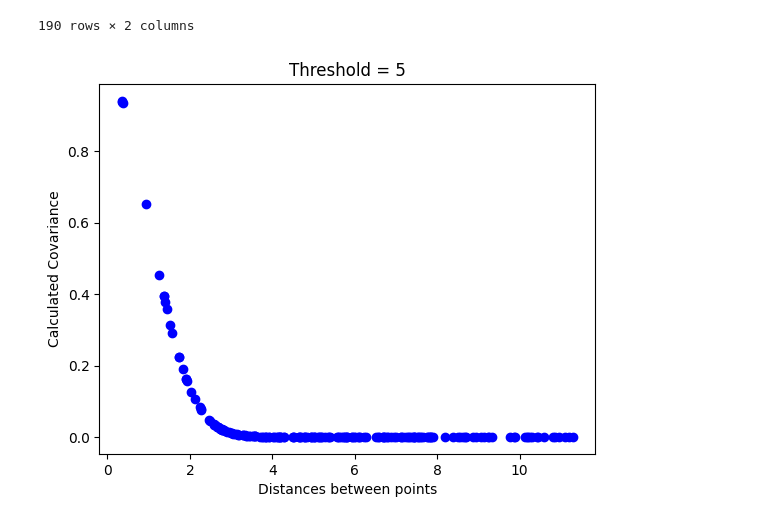
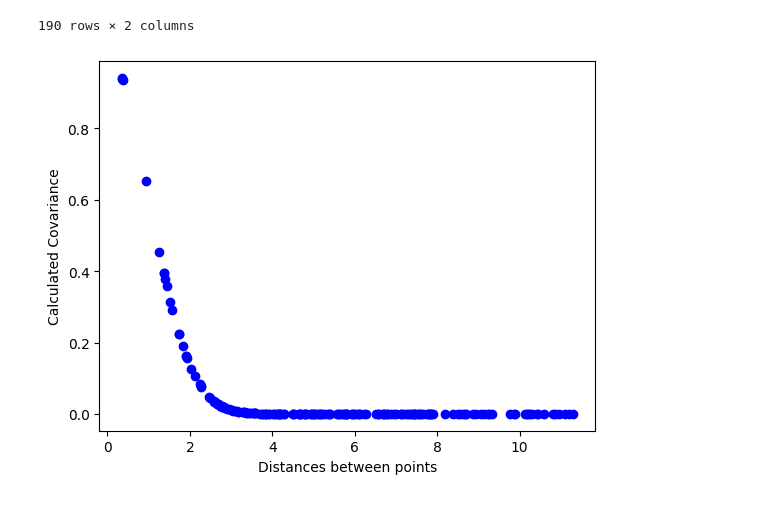
Before and after one commit to 272-burger/Covariance-Modeling, a Jupyter notebook: RA-ExpCovariance.ipynb, the cells around one changed output. Cells and saved outputs as stored; diff of their text form; code cells hidden in the pictures.

```diff
--- a/RA-ExpCovariance.ipynb
+++ b/RA-ExpCovariance.ipynb
@@ -84,3 +29,4 @@ distances
 # %%
-cov_model = np.exp(-1/2*(distances**2))
-cov_model
+def exp_cov(params, distance):
+    theta1, theta2 = params
+    return np.exp(-1/2*(distance**2))
@@ -104,0 +33,5 @@ cov_model
+# %%
+# calculate covariance using exponential function
+true_params = [1, -1/2]
+cov_model = exp_cov(true_params, distances)
+cov_model.head()
@@ -128,10 +68,9 @@ data
 # %%
 # plotting
 plt.scatter(data['Distances'], data['Calculated Covariance'], c='blue')
 # plt.yscale('log')
 plt.ylabel('Calculated Covariance')
 plt.xlabel('Distances between points')
-plt.title('Threshold = ' + str(threshold))
 plt.show()
 # %% [output]
-[figure, old version]
+[figure, new version]
```
Also changed, not shown: parts of 17 cells of this notebook, 5 other files.
